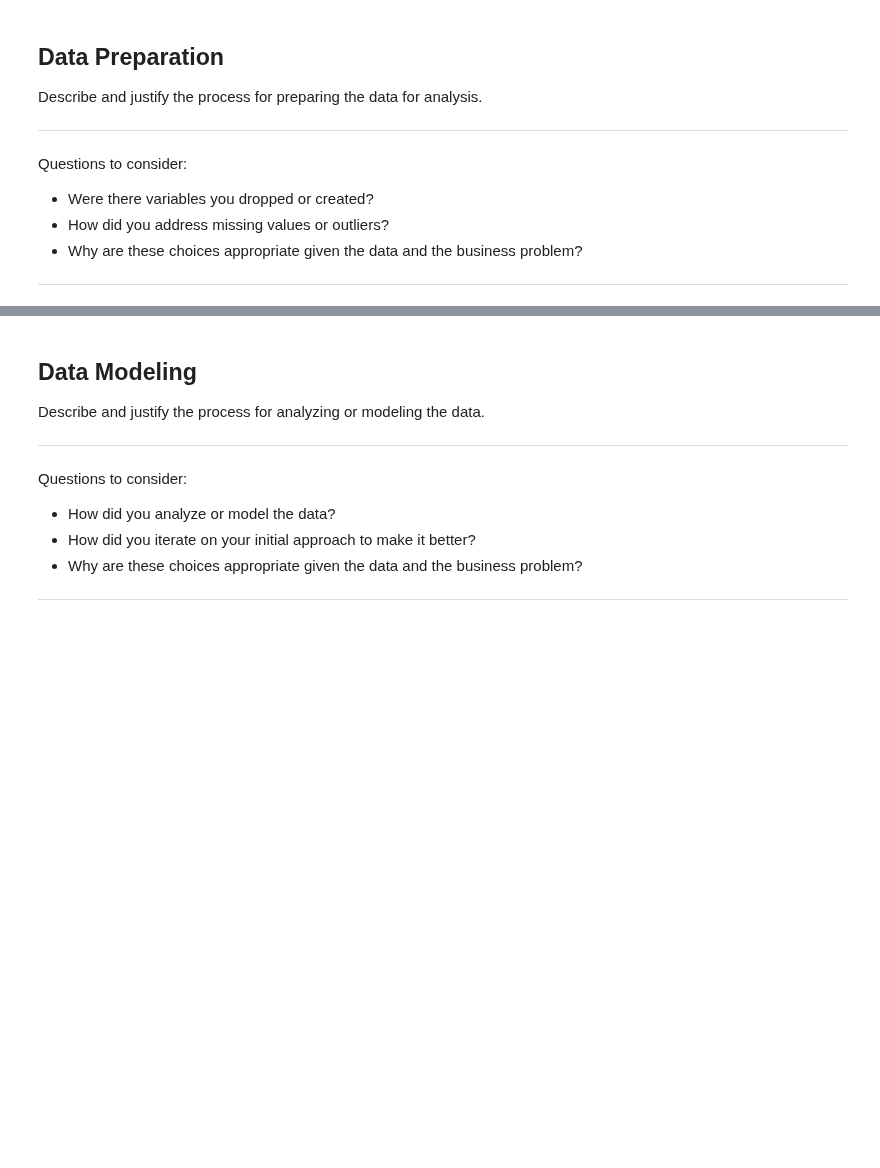
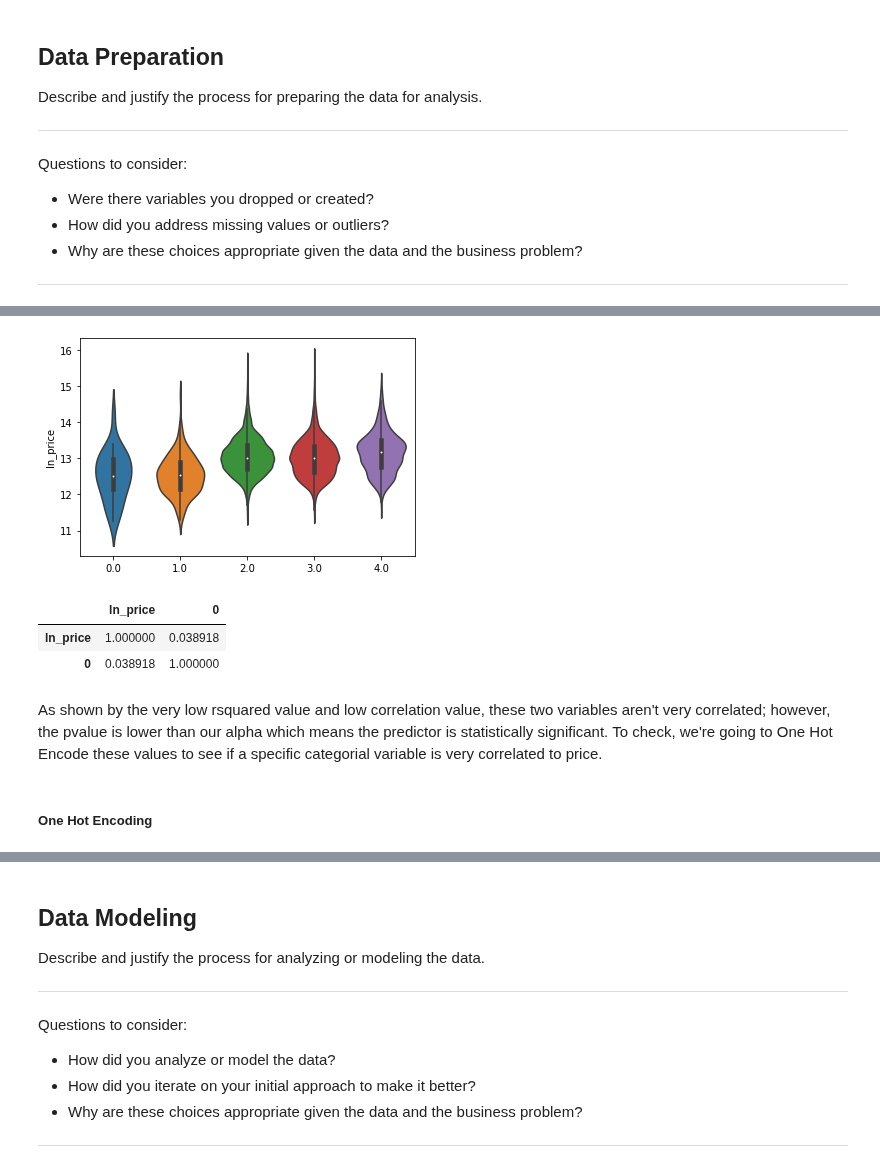
Before and after one commit to dermothethird/King_County_Housing_Project, a Jupyter notebook: Dermot_JNotebook.ipynb, the cells around one changed output, grey strips where cells are left out. Saved outputs shown, nothing was run; the diff lists cells and outputs as text; code cells hidden in the pictures; blank space fills up the shorter version.

Commit message:
adding condition regressions to Dermots JN

```diff
--- a/Dermot_JNotebook.ipynb
+++ b/Dermot_JNotebook.ipynb
@@ -191,0 +210,3 @@ Questions to consider:
+# %%
+final_df['date'] = pd.to_datetime(final_df['date'])
+final_df['date'].sort_values().max()
@@ -191,0 +239,3 @@ Questions to consider:
+# %%
+# Change YES/NO values to True/False
+final_df['waterfront'].replace({'YES': True, 'NO': False, NaN}, inplace=True)
@@ -191,0 +287,15 @@ Questions to consider:
+# %%
+# Set up Ordinal Encoder
+condition = final_df['condition']
+condition_df = pd.DataFrame(condition)
+#cond_cat = [list(final_df['condition'].value_counts().keys())]
+cond_cat = [['Poor', 'Fair', 'Average', 'Good', 'Very Good']]
+ords = OrdinalEncoder(categories=cond_cat)
+ords.fit(condition_df)
+X_cond_transform = ords.transform(condition_df)
+# %%
+# Run the regression
+y = final_df['ln_price']
+X_condition = sm.add_constant(X_cond_transform)
+X_condition_results = sm.OLS(y, X_condition).fit().summary()
+X_condition_results
@@ -191,0 +322,18 @@ Questions to consider:
+# %%
+# Create a violin plot to understand correlation
+X_iterable = [i[0] for i in X_cond_transform]
+sns.violinplot(y=y, x=X_iterable);
+# %% [output]
+[figure, added]
+# %%
+# See how correlated Condition is with Price
+cond_transform_df = pd.DataFrame(X_cond_transform)
+pd.concat([y, cond_transform_df], axis=1).corr()
+# %% [output]
+|  | ln_price | 0 |
+| ln_price | 1.000000 | 0.038918 |
+| 0 | 0.038918 | 1.000000 |
+# %% [markdown]
+As shown by the very low rsquared value and low correlation value, these two variables aren't very correlated; however, the pvalue is lower than our alpha which means the predictor is statistically significant. To check, we're going to One Hot Encode these values to see if a specific categorial variable is very correlated to price.
+# %% [markdown]
+##### One Hot Encoding
```
Also changed, not shown: parts of 24 cells of this notebook.
